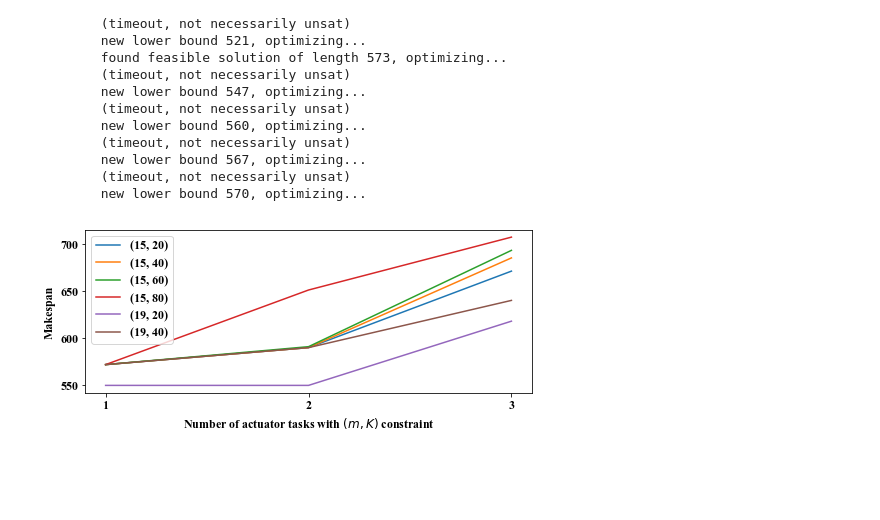
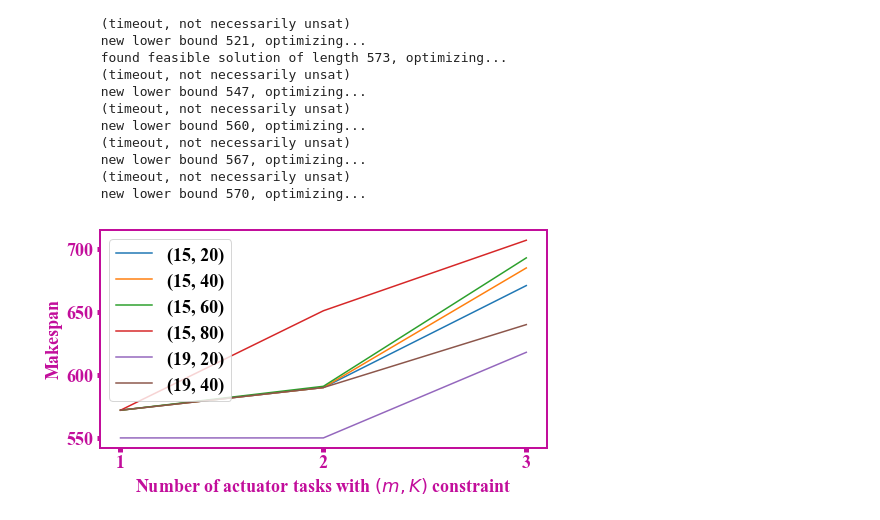
Before and after one commit to netdag/netdag, a Jupyter notebook: MIMO-WH.ipynb, the cells around one changed output. Drawn from its saved outputs; the diff is of its cells as text; code cells hidden in the pictures; blank space fills up the shorter version.

```diff
--- a/MIMO-WH.ipynb
+++ b/MIMO-WH.ipynb
@@ -154,26 +154,29 @@ for WH_i in WH:
                 actuator_count,
                 str(max(models[(actuator_count, WH_i)][0])) if models[(actuator_count, WH_i)][0] else 'infeasible'))
 # %%
-plt.figure(figsize=(8,3))
-plt.rc('font', family='Times New Roman', size=12)
-plt.rc('scatter', marker='+')
-plt.rc('lines', markersize=8)
+plt.figure(figsize=(8,4))
+plt.rc('font', family='Times New Roman', size=18)
+plt.rc('axes', edgecolor='#c20e9b', linewidth=2, labelcolor='#c20e9b')
+plt.rc('xtick', color='#c20e9b')
+plt.rc('xtick.major', width=5)
+plt.rc('ytick', color='#c20e9b')
+plt.rc('ytick.major', width=5)
 
 makespan = {
     (15,20):[572,590,671],
     (15,40):[572,590,685],
     (15,60):[572,591,693],
     (15,80):[572,651,707],
     (19,20):[550,550,618],
     (19,40):[572,590,640]}
 WH_selected = list(makespan.keys())
 for i, WH_i in enumerate(WH_selected):
     plt.plot(range(1, 4), makespan[WH_i])
 plt.legend(WH_selected)
 plt.xticks(range(1, 4))
 plt.xlabel('Number of actuator tasks with $(m,K)$ constraint')
 plt.ylabel('Makespan')
-plt.savefig('multi-control-experiment.svg')
+plt.savefig('multi-control-experiment.svg', bbox='tight', transparent=True)
 plt.show()
 # %% [output]
-[figure, old version]
+[figure, new version]
```
Also changed, not shown: parts of 1 cell of this notebook, 5 other files.
